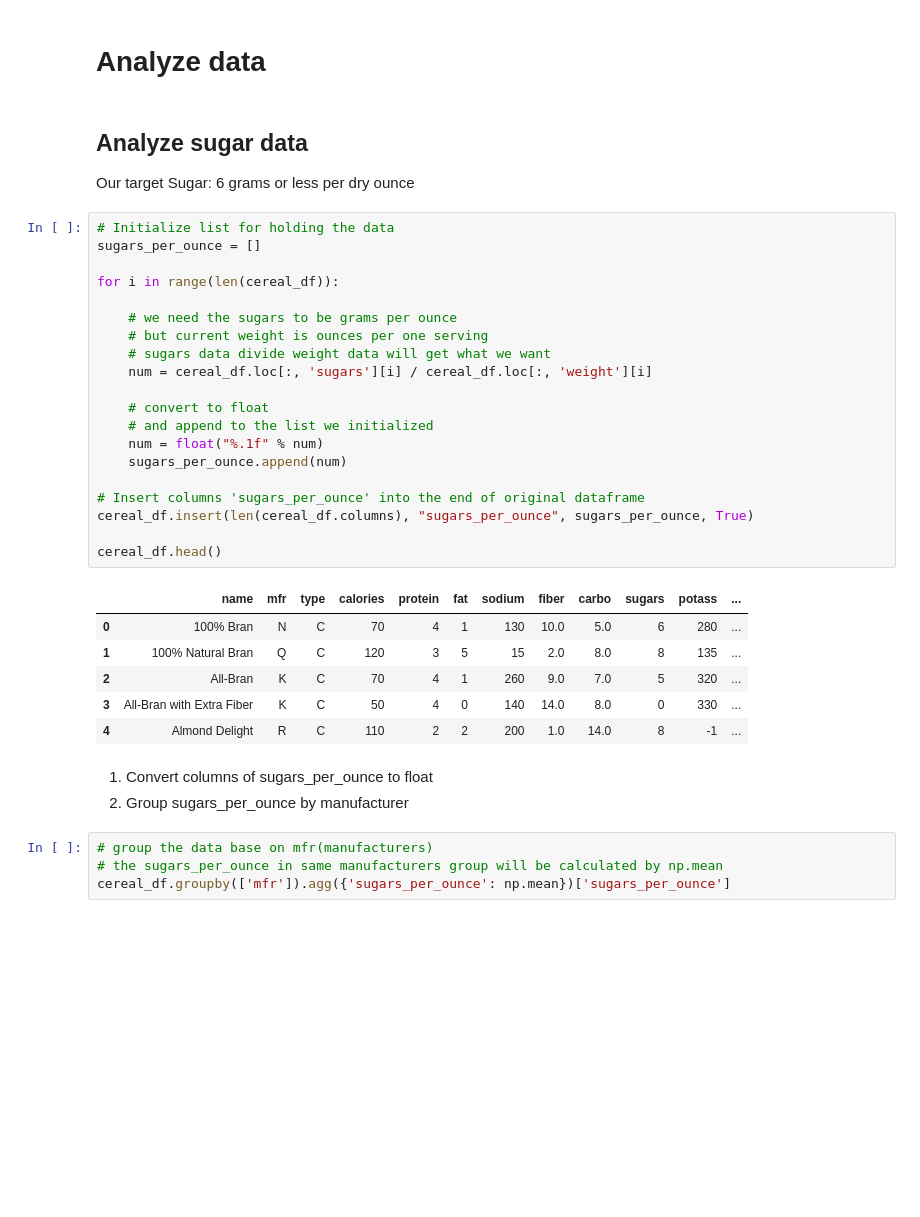
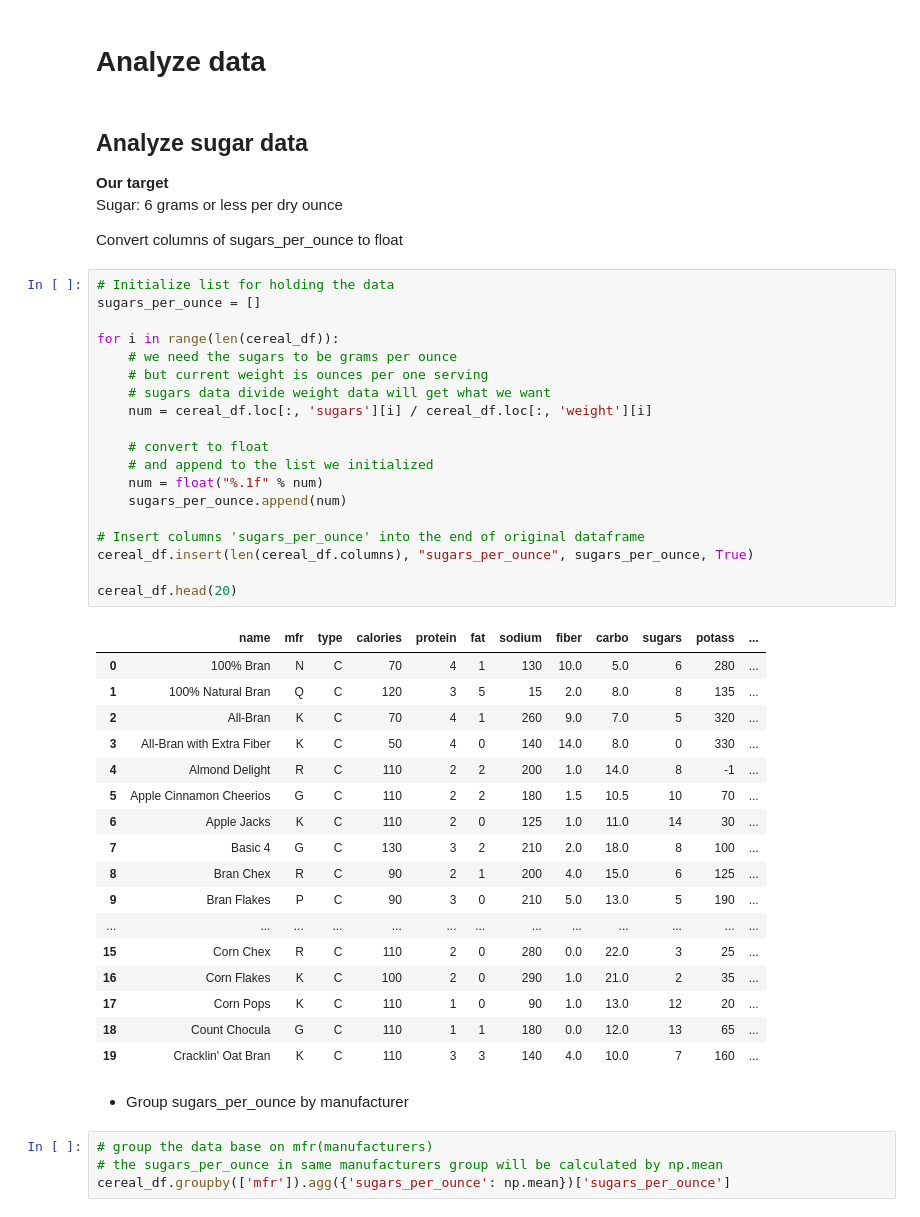
Before and after one commit to seanwhitee/nutrition-data-analysis, a Jupyter notebook: nutrition-data-analysis.ipynb, the cells around one changed output. Drawn from its saved outputs; the diff is of its cells as text; blank space fills up the shorter version.

```diff
--- a/nutrition-data-analysis.ipynb
+++ b/nutrition-data-analysis.ipynb
@@ -82,41 +100,53 @@ All name are unique.
 # %% [markdown]
 ## Analyze sugar data
 
-Our target
+<strong> Our target </strong>
+<br>
 Sugar: 6 grams or less per dry ounce
+
+Convert columns of sugars_per_ounce to float
 # %%
 # Initialize list for holding the data
 sugars_per_ounce = []
 
 for i in range(len(cereal_df)):
-
     # we need the sugars to be grams per ounce
     # but current weight is ounces per one serving
     # sugars data divide weight data will get what we want
     num = cereal_df.loc[:, 'sugars'][i] / cereal_df.loc[:, 'weight'][i]
 
     # convert to float
     # and append to the list we initialized
     num = float("%.1f" % num)
     sugars_per_ounce.append(num)
 
 # Insert columns 'sugars_per_ounce' into the end of original dataframe
 cereal_df.insert(len(cereal_df.columns), "sugars_per_ounce", sugars_per_ounce, True)
 
-cereal_df.head()
+cereal_df.head(20)
 # %% [output]
 |  | name | mfr | type | calories | protein | fat | sodium | fiber | carbo | sugars | potass | ... |
 | 0 | 100% Bran | N | C | 70 | 4 | 1 | 130 | 10.0 | 5.0 | 6 | 280 | ... |
 | 1 | 100% Natural Bran | Q | C | 120 | 3 | 5 | 15 | 2.0 | 8.0 | 8 | 135 | ... |
 | 2 | All-Bran | K | C | 70 | 4 | 1 | 260 | 9.0 | 7.0 | 5 | 320 | ... |
 | 3 | All-Bran with Extra Fiber | K | C | 50 | 4 | 0 | 140 | 14.0 | 8.0 | 0 | 330 | ... |
 | 4 | Almond Delight | R | C | 110 | 2 | 2 | 200 | 1.0 | 14.0 | 8 | -1 | ... |
+| 5 | Apple Cinnamon Cheerios | G | C | 110 | 2 | 2 | 180 | 1.5 | 10.5 | 10 | 70 | ... |
+| 6 | Apple Jacks | K | C | 110 | 2 | 0 | 125 | 1.0 | 11.0 | 14 | 30 | ... |
+| 7 | Basic 4 | G | C | 130 | 3 | 2 | 210 | 2.0 | 18.0 | 8 | 100 | ... |
+| 8 | Bran Chex | R | C | 90 | 2 | 1 | 200 | 4.0 | 15.0 | 6 | 125 | ... |
+| 9 | Bran Flakes | P | C | 90 | 3 | 0 | 210 | 5.0 | 13.0 | 5 | 190 | ... |
+| ... | ... | ... | ... | ... | ... | ... | ... | ... | ... | ... | ... | ... |
+| 15 | Corn Chex | R | C | 110 | 2 | 0 | 280 | 0.0 | 22.0 | 3 | 25 | ... |
+| 16 | Corn Flakes | K | C | 100 | 2 | 0 | 290 | 1.0 | 21.0 | 2 | 35 | ... |
+| 17 | Corn Pops | K | C | 110 | 1 | 0 | 90 | 1.0 | 13.0 | 12 | 20 | ... |
+| 18 | Count Chocula | G | C | 110 | 1 | 1 | 180 | 0.0 | 12.0 | 13 | 65 | ... |
+| 19 | Cracklin' Oat Bran | K | C | 110 | 3 | 3 | 140 | 4.0 | 10.0 | 7 | 160 | ... |
 # %% [markdown]
 
-<ol>
-    <li>Convert columns of sugars_per_ounce to float</li>
+<ul>
     <li>Group sugars_per_ounce by manufacturer</li>
-</ol>
+</ul>
 # %%
 # group the data base on mfr(manufacturers)
 # the sugars_per_ounce in same manufacturers group will be calculated by np.mean
```
Also changed, not shown: parts of 9 cells of this notebook.
